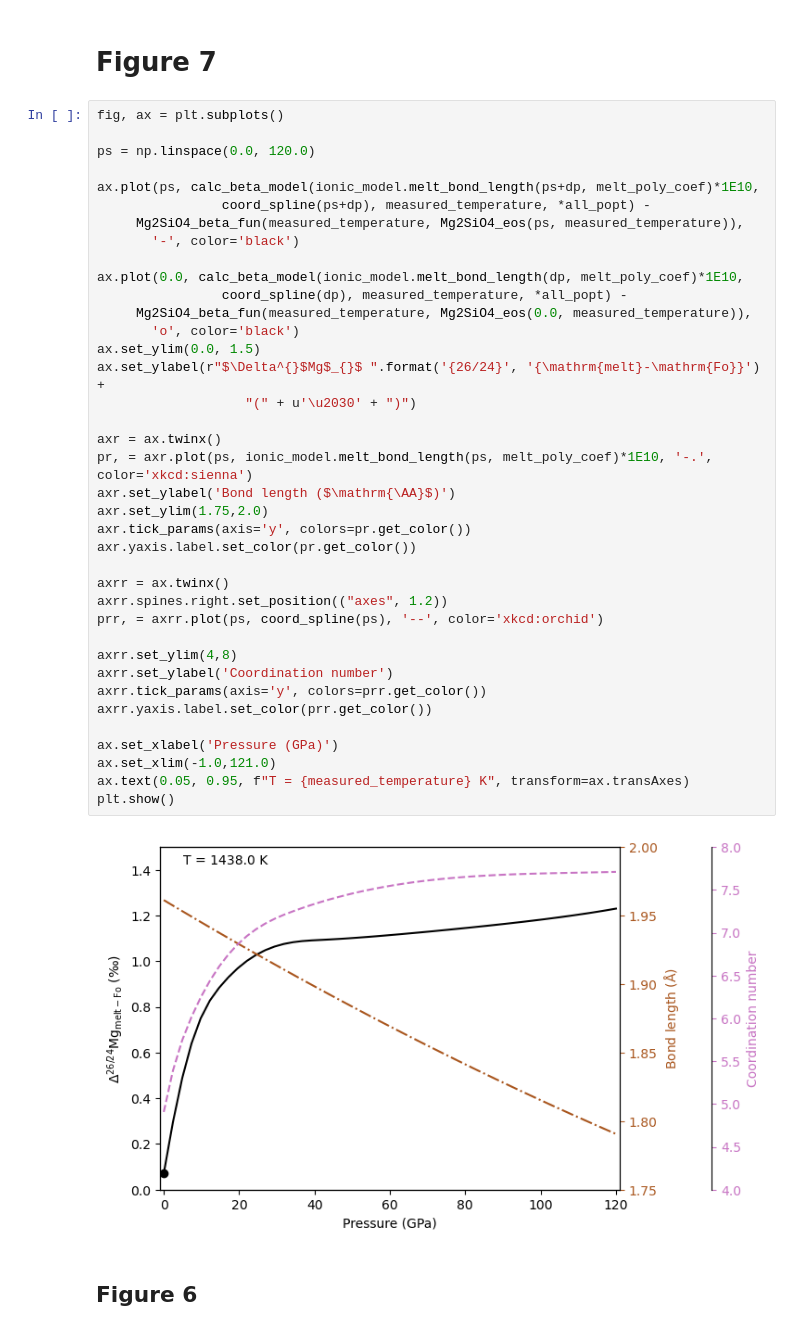
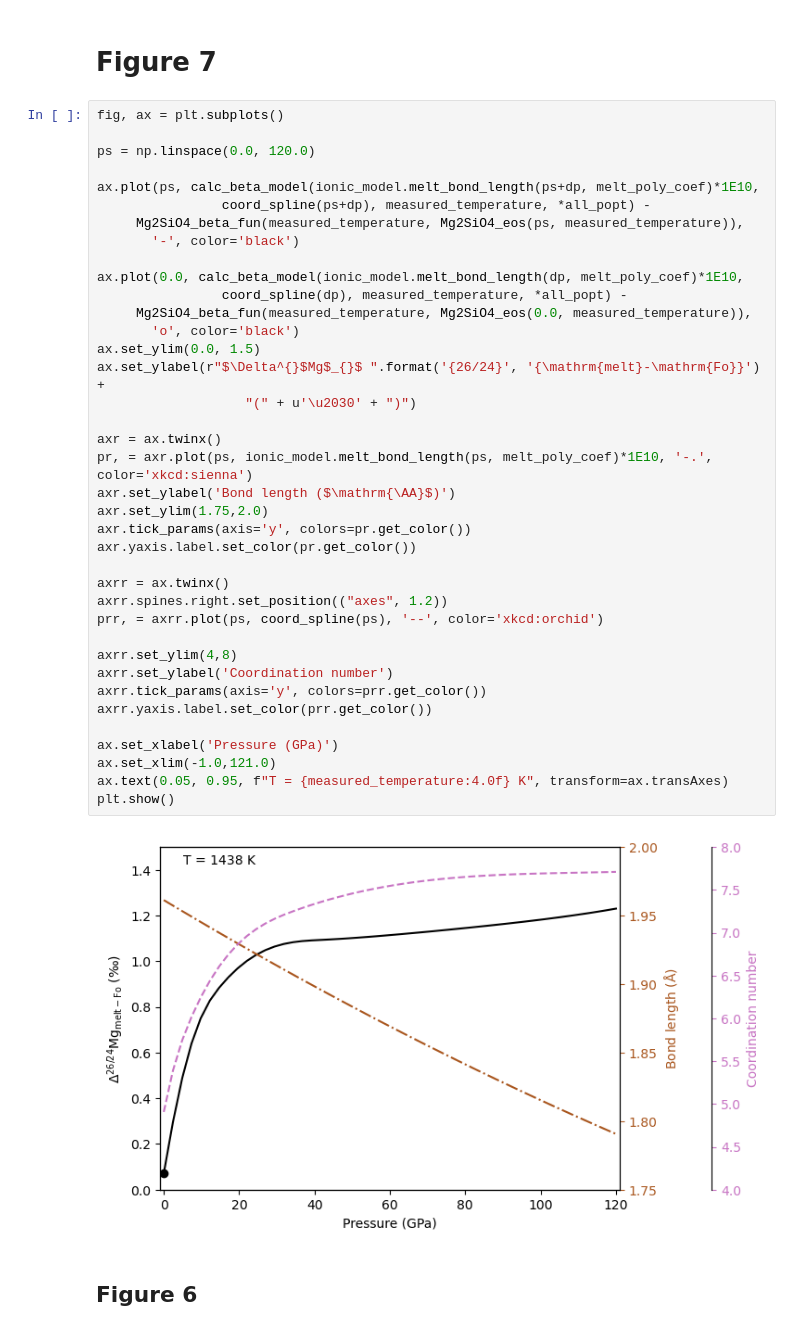
Before and after one commit to andreww/isofrac, a Jupyter notebook: alpha_geotherm.ipynb, the cells around one changed output. Drawn from its saved outputs; the diff is of its cells as text.

```diff
--- a/alpha_geotherm.ipynb
+++ b/alpha_geotherm.ipynb
@@ -399,35 +399,35 @@ ax.plot(ps, calc_beta_model(ionic_model.melt_bond_length(ps+dp, melt_poly_coef)*
        '-', color='black')
 
 ax.plot(0.0, calc_beta_model(ionic_model.melt_bond_length(dp, melt_poly_coef)*1E10,
                 coord_spline(dp), measured_temperature, *all_popt) -
      Mg2SiO4_beta_fun(measured_temperature, Mg2SiO4_eos(0.0, measured_temperature)),
        'o', color='black')
 ax.set_ylim(0.0, 1.5)
 ax.set_ylabel(r"$\Delta^{}$Mg$_{}$ ".format('{26/24}', '{\mathrm{melt}-\mathrm{Fo}}') +
                    "(" + u'\u2030' + ")")
 
 axr = ax.twinx()
 pr, = axr.plot(ps, ionic_model.melt_bond_length(ps, melt_poly_coef)*1E10, '-.', color='xkcd:sienna')
 axr.set_ylabel('Bond length ($\mathrm{\AA}$)')
 axr.set_ylim(1.75,2.0)
 axr.tick_params(axis='y', colors=pr.get_color())
 axr.yaxis.label.set_color(pr.get_color())
 
 axrr = ax.twinx()
 axrr.spines.right.set_position(("axes", 1.2))
 prr, = axrr.plot(ps, coord_spline(ps), '--', color='xkcd:orchid')
 
 axrr.set_ylim(4,8)
 axrr.set_ylabel('Coordination number')
 axrr.tick_params(axis='y', colors=prr.get_color())
 axrr.yaxis.label.set_color(prr.get_color())
 
 ax.set_xlabel('Pressure (GPa)')
 ax.set_xlim(-1.0,121.0)
-ax.text(0.05, 0.95, f"T = {measured_temperature} K", transform=ax.transAxes)
+ax.text(0.05, 0.95, f"T = {measured_temperature:4.0f} K", transform=ax.transAxes)
 plt.show()
 # %% [output]
-[figure, old version]
+[figure, new version]
 # %% [markdown]
 ## Figure 6
 # %%
```
